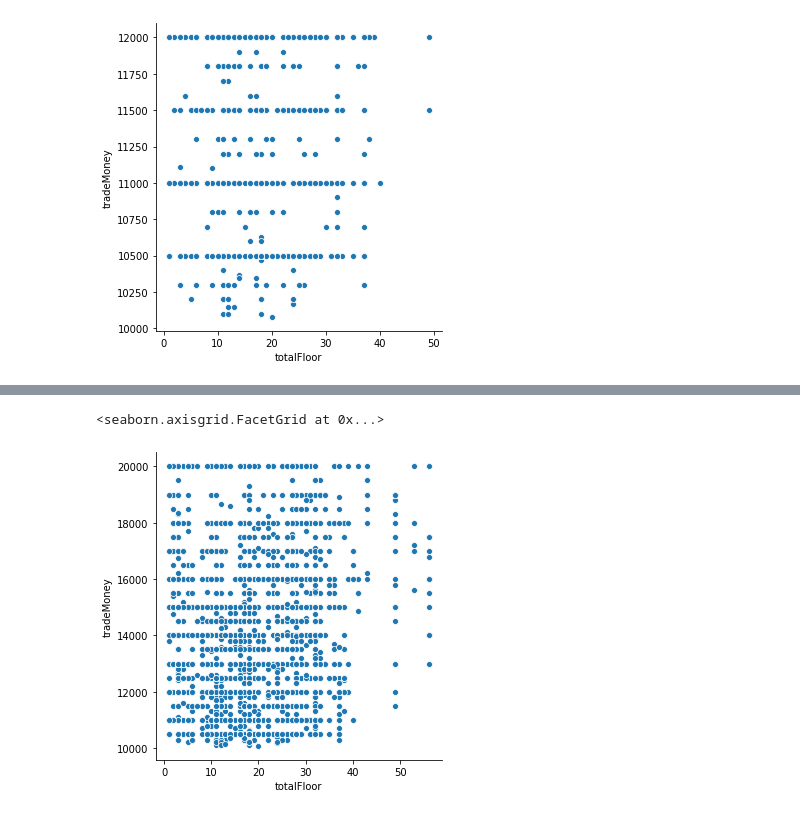
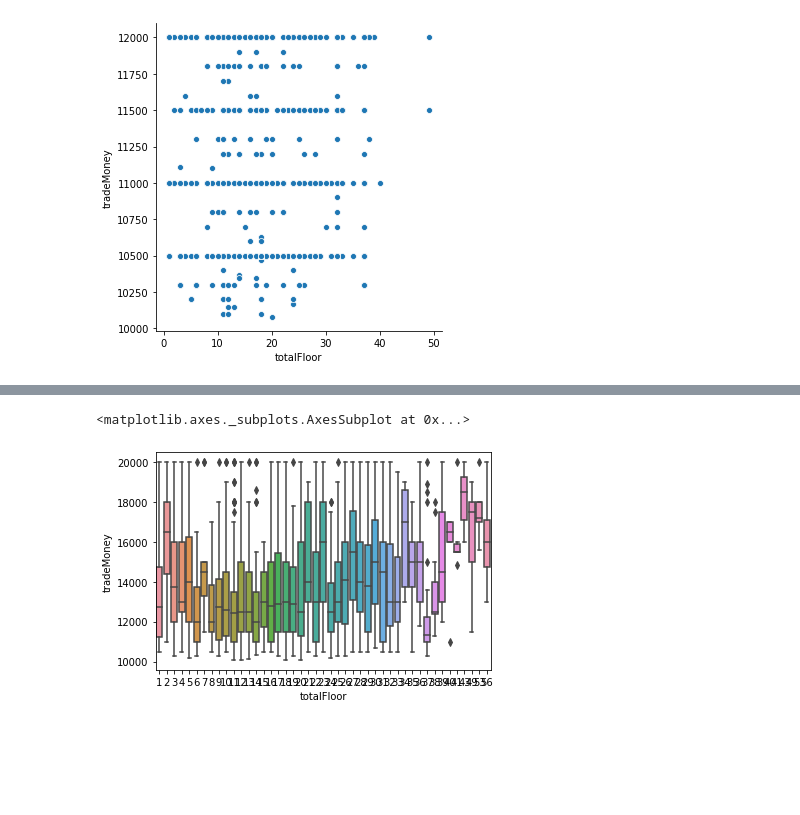
Before and after one commit to weijinqian0/team-learning, a Jupyter notebook: 数据竞赛（房租预测）/1_赛题分析.ipynb, the cells around one changed output, grey strips where cells are left out. Saved outputs shown, nothing was run; the diff lists cells and outputs as text; code cells hidden in the pictures; blank space fills up the shorter version.

```diff
--- a/数据竞赛（房租预测）/1_赛题分析.ipynb
+++ b/数据竞赛（房租预测）/1_赛题分析.ipynb
@@ -441,5 +446,5 @@ sns.relplot(x='totalFloor',y='tradeMoney',data=data_train[(data_train['tradeMone
 # %%
-sns.relplot(x='totalFloor',y='tradeMoney',data=data_train[(data_train['tradeMoney']>10000)&(data_train['tradeMoney']<=20000)])
+sns.boxplot(x='totalFloor',y='tradeMoney',data=data_train[(data_train['tradeMoney']>10000)&(data_train['tradeMoney']<=20000)])
 # %% [output]
-<seaborn.axisgrid.FacetGrid at 0x...>
+<matplotlib.axes._subplots.AxesSubplot at 0x...>
-[figure, old version]
+[figure, new version]
```
Also changed, not shown: parts of 2 cells of this notebook, 2 other files.
